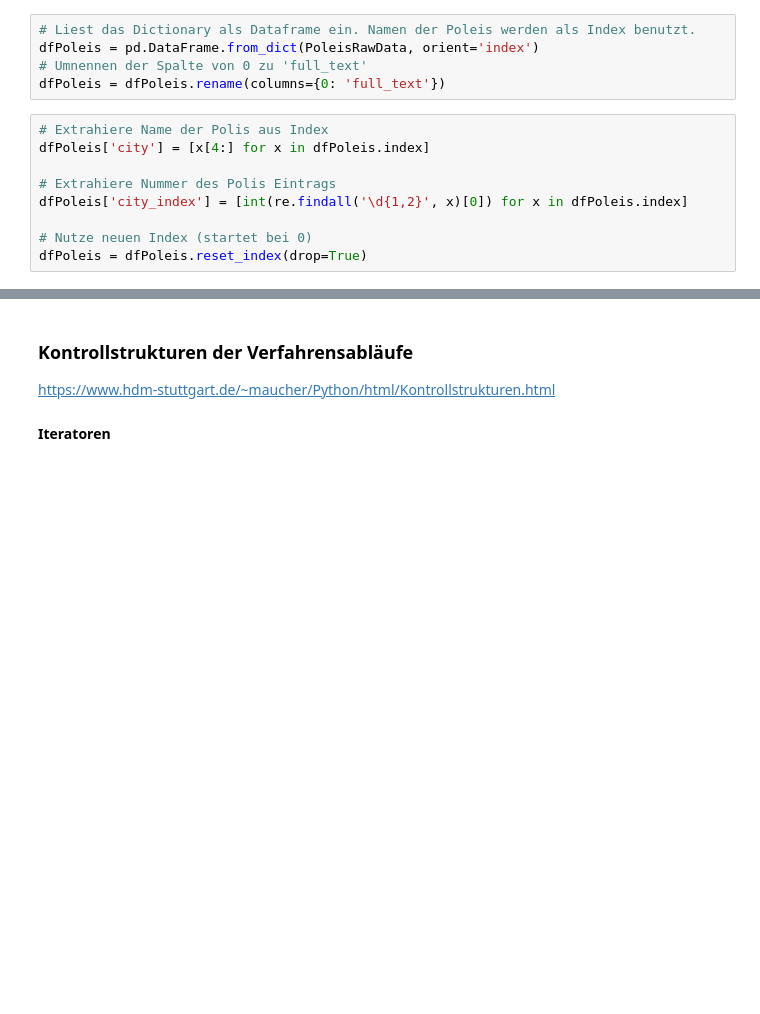
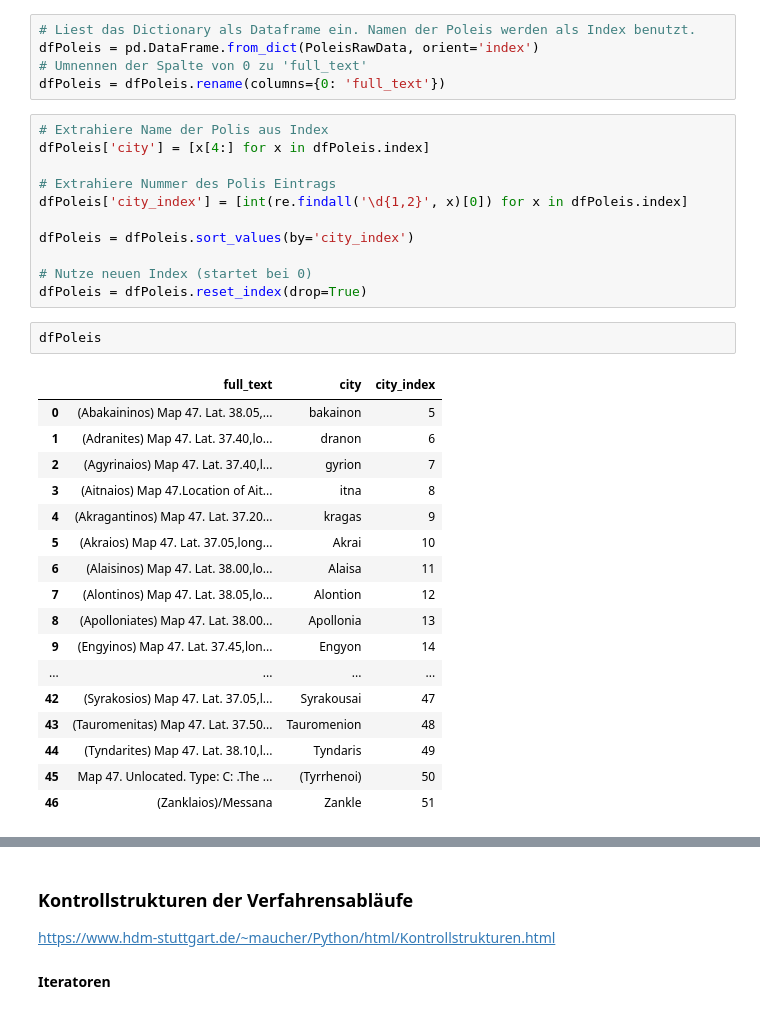
Before and after one commit to computational-humanities/vorlesung, a Jupyter notebook: Notebooks/CHVorl1.ipynb, the cells around one changed output, grey strips where cells are left out. Drawn from its saved outputs; the diff is of its cells as text; blank space fills up the shorter version.

```diff
--- a/Notebooks/CHVorl1.ipynb
+++ b/Notebooks/CHVorl1.ipynb
@@ -93,8 +100,30 @@ dfPoleis['city'] = [x[4:] for x in dfPoleis.index]
 # Extrahiere Nummer des Polis Eintrags
 dfPoleis['city_index'] = [int(re.findall('\d{1,2}', x)[0]) for x in dfPoleis.index]
 
+dfPoleis = dfPoleis.sort_values(by='city_index')
+
 # Nutze neuen Index (startet bei 0)
 dfPoleis = dfPoleis.reset_index(drop=True)
+# %%
+dfPoleis
+# %% [output]
+|  | full_text | city | city_index |
+| 0 | (Abakaininos) Map 47. Lat. 38.05,... | bakainon | 5 |
+| 1 | (Adranites) Map 47. Lat. 37.40,lo... | dranon | 6 |
+| 2 | (Agyrinaios) Map 47. Lat. 37.40,l... | gyrion | 7 |
+| 3 | (Aitnaios) Map 47.Location of Ait... | itna | 8 |
+| 4 | (Akragantinos) Map 47. Lat. 37.20... | kragas | 9 |
+| 5 | (Akraios) Map 47. Lat. 37.05,long... | Akrai | 10 |
+| 6 | (Alaisinos) Map 47. Lat. 38.00,lo... | Alaisa | 11 |
+| 7 | (Alontinos) Map 47. Lat. 38.05,lo... | Alontion | 12 |
+| 8 | (Apolloniates) Map 47. Lat. 38.00... | Apollonia | 13 |
+| 9 | (Engyinos) Map 47. Lat. 37.45,lon... | Engyon | 14 |
+| ... | ... | ... | ... |
+| 42 | (Syrakosios) Map 47. Lat. 37.05,l... | Syrakousai | 47 |
+| 43 | (Tauromenitas) Map 47. Lat. 37.50... | Tauromenion | 48 |
+| 44 | (Tyndarites) Map 47. Lat. 38.10,l... | Tyndaris | 49 |
+| 45 | Map 47. Unlocated. Type: C: .The ... | (Tyrrhenoi) | 50 |
+| 46 | (Zanklaios)/Messana | Zankle | 51 |
 # %%
 dfPoleis
 # %% [output]
```
Also changed, not shown: parts of 7 cells of this notebook.
